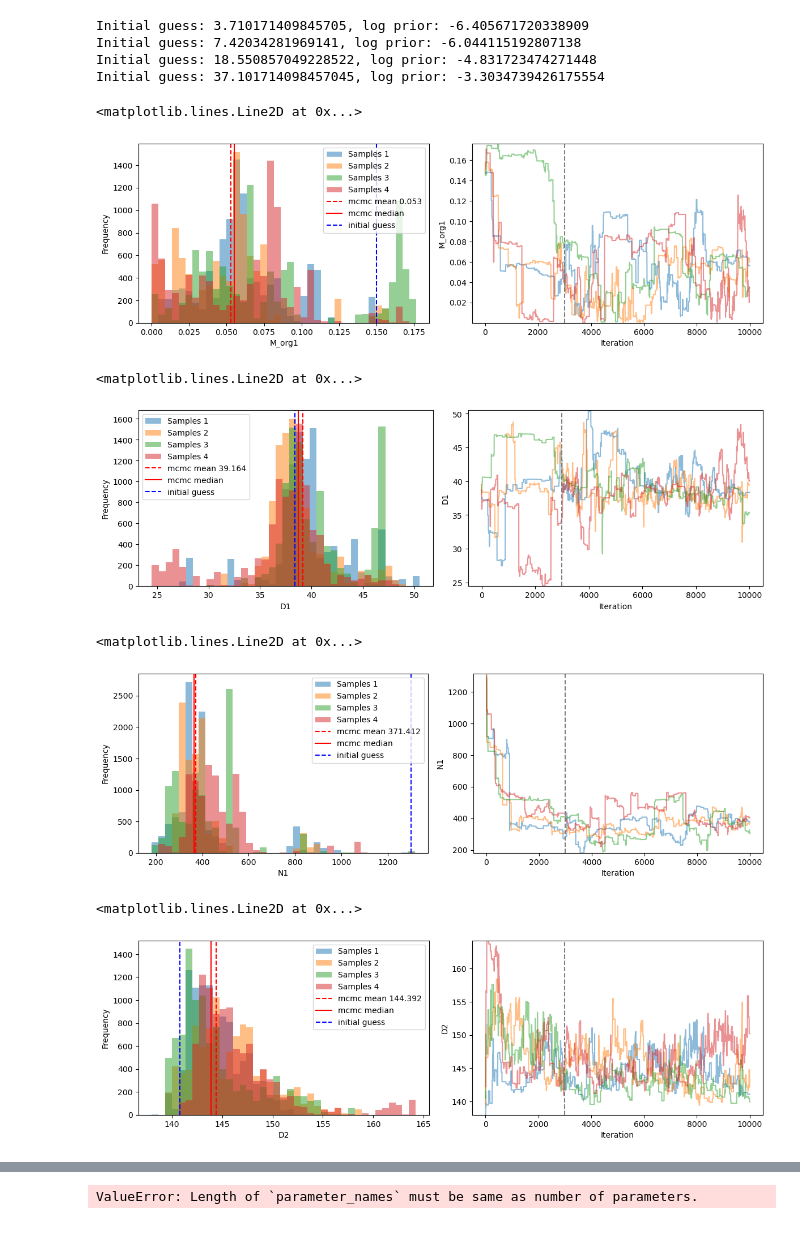
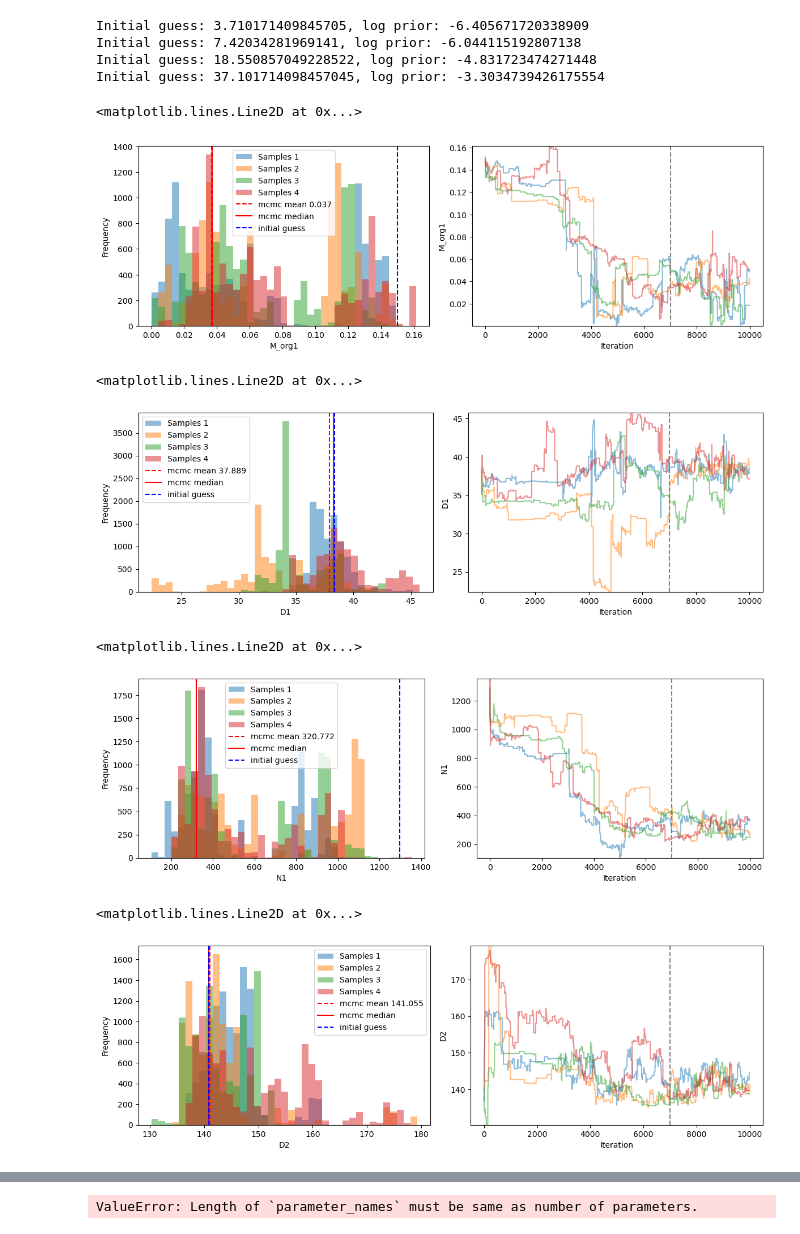
Before and after one commit to mauradewey/Modal-Aerosol-Composition, a Jupyter notebook: dream-mcmc-aerosols-experimental.ipynb, the cells around one changed output, grey strips where cells are left out. Drawn from its saved outputs; the diff is of its cells as text; code cells hidden in the pictures.

```diff
--- a/dream-mcmc-aerosols-experimental.ipynb
+++ b/dream-mcmc-aerosols-experimental.ipynb
@@ -85,6 +85,7 @@ nedmead_results = pd.read_csv('result_nedler_mead_org0p12.csv') # Results from t
 bimodal_params = pd.read_csv(os.path.join(obs_dir, 'bimodal_params_windows.csv'), parse_dates=['datetime'])  # Bimodal parameters for the model
 
 aerosol_mass = pd.read_csv(os.path.join(obs_dir, 'mass_from_median_NSDparams.csv'), parse_dates=['datetime'])  # Aerosol mass data
+aerosol_mass_range = pd.read_csv(os.path.join(obs_dir, 'mass_highres_range.csv'), parse_dates=['datetime'])  # Aerosol mass range data
 
 if not all(len(df) == len(nsd_abs1) for df in [nsd_abs2, comp_obs, ccn_obs]):
     raise ValueError('Obs dataframes have different lengths')
@@ -277,7 +278,7 @@ class CCNModel(pints.ForwardModel):
 class CCNModel_modes(pints.ForwardModel):
     # Calculate CCN, given the mass fraction of organics in the aitken mode, D1, N1 as the optimization parameters
 
-    def __init__(self, Extra, GSD1, GSD2, med_mass, return_all=False):
+    def __init__(self, Extra, GSD1, GSD2, min_mass, max_mass, return_all=False):
         # Define the number of parameters and outputs:
         self._n_parameters = 5  # Number of optimization parameters
         self._n_outputs = 5 #number of outputs (CCN at 5 supersaturations)
@@ -286,7 +287,8 @@ class CCNModel_modes(pints.ForwardModel):
         self.Extra = Extra # Extra is a dictionary containing all constant parameters for the CCN closure calculation
         self.GSD1 = GSD1 # geometric standard deviation for mode 1
         self.GSD2 = GSD2 # geometric standard deviation for mode 2
-        self.med_mass = med_mass # total mass of particles in both modes, calculated with median NSD parameters
+        self.min_mass = min_mass # minimum mass for optimization
+        self.max_mass = max_mass # maximum mass for optimization
 
         # Define the return_all flag: True, return all outputs (CCN, k_org, k_inorg, mass fractions, total masses). False, return only the total CCN (default for optimization)
         self.return_all = return_all
@@ -336,7 +338,8 @@ class CCNModel_modes(pints.ForwardModel):
 
         # Ensure mass is non-negative and within tolerance
         if(
-        (0.9 * self.med_mass < total_mass < 1.1 * self.med_mass) and
+        #(0.9 * self.med_mass < total_mass < 1.1 * self.med_mass) and
+        (self.min_mass < total_mass < self.max_mass) and
         M_org2 >= 0 and M_AS2 >= 0 and M_AS1 >= 0 and M_org1 >= 0
         ):
 
@@ -537,7 +540,7 @@ for i in range(20,21): #range(len(nsd_abs1)):
     #m = CCNModel(Extra, info_mass, NSD1_vec, NSD2_vec)
     #m = CCNModel_mode1(Extra, dp_dry, NSD2_vec, bimodal_params['mode1_sigma'][i])
 
-    m = CCNModel_modes(Extra, bimodal_params['mode1_sigma'][i], bimodal_params['mode2_sigma'][i], aerosol_mass['total mass (ug/m3)'][i])
+    m = CCNModel_modes(Extra, bimodal_params['mode1_sigma'][i], bimodal_params['mode2_sigma'][i], aerosol_mass_range['min mass (ug/m3)'][i], aerosol_mass_range['max mass (ug/m3)'][i])
 
 
 # setup PINTS optimization--------------
@@ -659,20 +662,20 @@ Initial guess: 7.42034281969141, log prior: -6.044115192807138
 Initial guess: 18.550857049228522, log prior: -4.831723474271448
 Initial guess: 37.101714098457045, log prior: -3.3034739426175554
 # %%
-burn_in = 3000 # Discard the first samples (burn-in period)
+burn_in = 7000 # Discard the first samples (burn-in period)
 
 plt_samples = samples[:,:,0:1]
 
 f,axs = pints.plot.trace(plt_samples[:, :, :], parameter_names=['M_org1'])
 f.set_figheight(5)
 axs[0][0].axvline(x=plt_samples[:, burn_in:, :].mean(), color='r', linestyle='--', label='mcmc mean '+str(np.round(plt_samples[:, burn_in:, :].mean(),3)))
 axs[0][0].axvline(x=np.median(plt_samples[:, burn_in:, :]), color='r', label='mcmc median')
 axs[0][0].axvline(x=M_org1_initial['M_org1'][i], color='b', linestyle='--', label='initial guess')
 axs[0][0].legend()
 axs[0][1].axvline(x=burn_in, color='grey', linestyle='--')
 # %% [output]
 <matplotlib.lines.Line2D at 0x...>
-[figure, old version]
+[figure, new version]
 # %%
 plt_samples = samples[:,:,1:2]
 f,axs = pints.plot.trace(plt_samples[:, :, :], parameter_names=['D1'])
@@ -684,7 +687,7 @@ axs[0][0].legend()
 axs[0][1].axvline(x=burn_in, color='grey', linestyle='--')
 # %% [output]
 <matplotlib.lines.Line2D at 0x...>
-[figure, old version]
+[figure, new version]
 # %%
 plt_samples = samples[:,:,2:3]
 f,axs = pints.plot.trace(plt_samples[:, :, :], parameter_names=['N1'])
@@ -696,7 +699,7 @@ axs[0][0].legend()
 axs[0][1].axvline(x=burn_in, color='grey', linestyle='--')
 # %% [output]
 <matplotlib.lines.Line2D at 0x...>
-[figure, old version]
+[figure, new version]
 # %%
 plt_samples = samples[:,:,3:4]
 f,axs = pints.plot.trace(plt_samples[:, :, :], parameter_names=['D2'])
@@ -708,7 +711,7 @@ axs[0][0].legend()
 axs[0][1].axvline(x=burn_in, color='grey', linestyle='--')
 # %% [output]
 <matplotlib.lines.Line2D at 0x...>
-[figure, old version]
+[figure, new version]
 # %%
 plt_samples = samples[:,:,4:5]
 f,axs = pints.plot.trace(plt_samples[:, :, :], parameter_names=['N2'])
```
Also changed, not shown: parts of 7 cells of this notebook.
